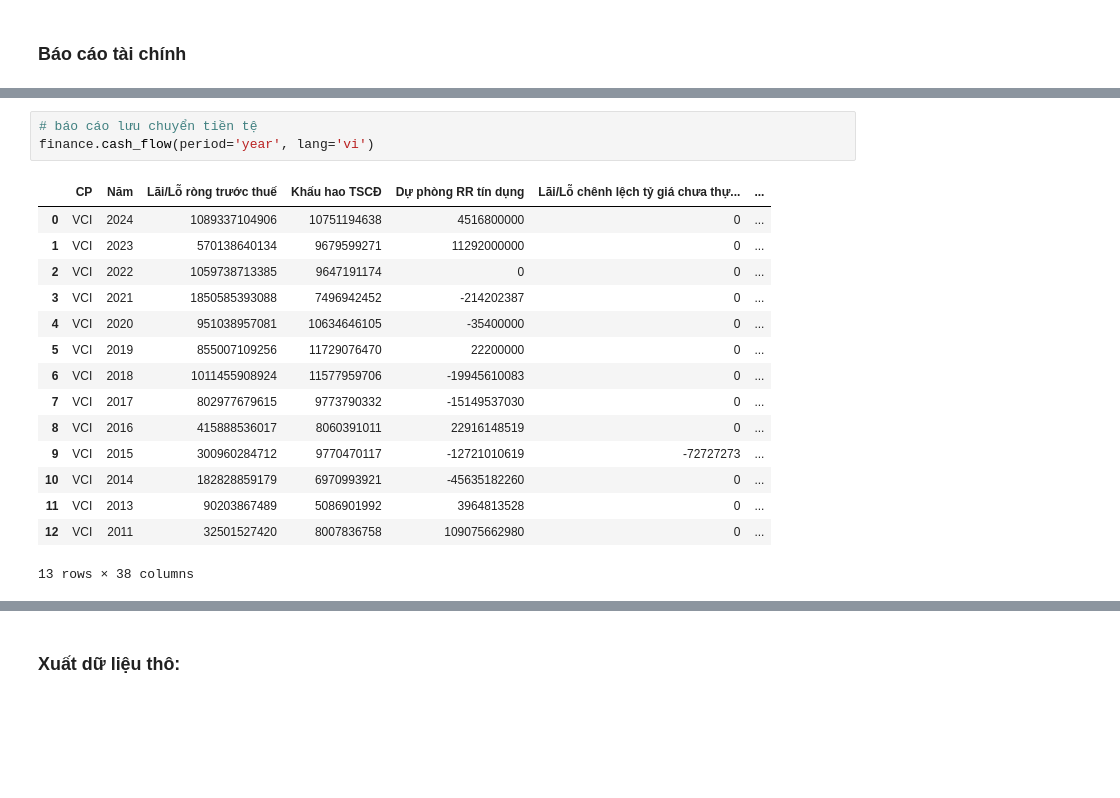
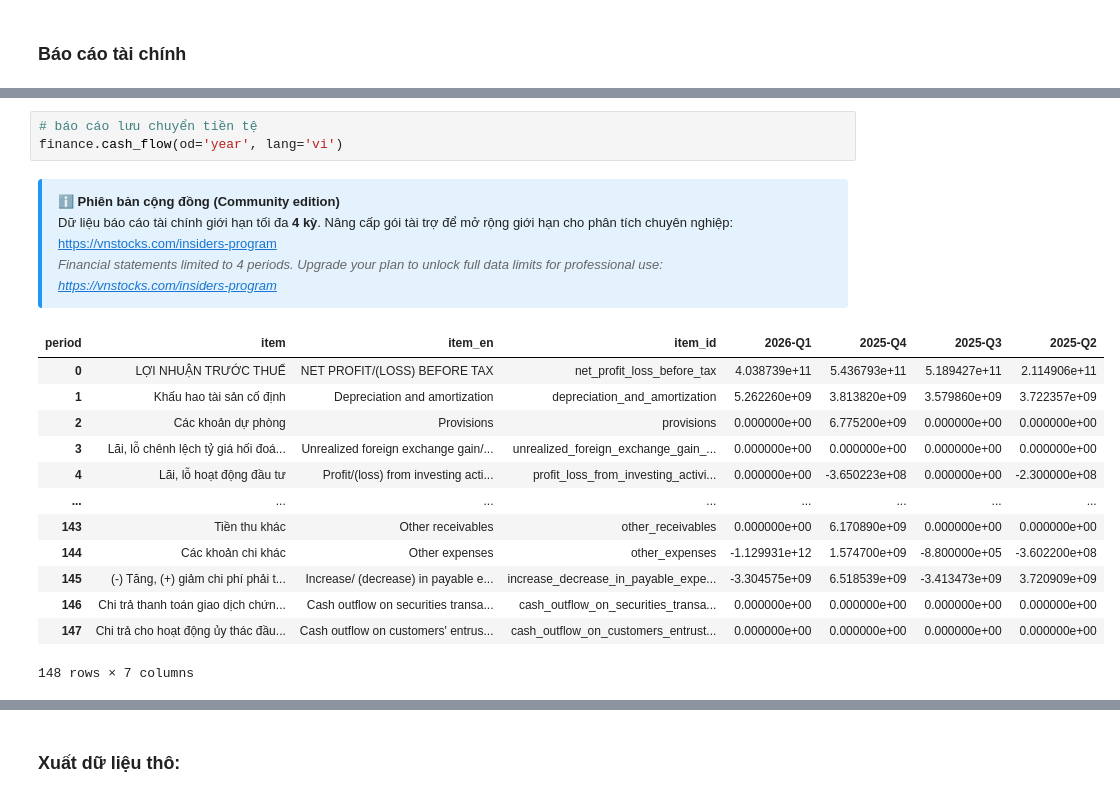
Before and after one commit to trantran2929/RAG_CHATBOT, a Jupyter notebook: text_stock.ipynb, the cells around one changed output, grey strips where cells are left out. Drawn from its saved outputs; the diff is of its cells as text; blank space fills up the shorter version.

```diff
--- a/text_stock.ipynb
+++ b/text_stock.ipynb
@@ -244,22 +337,23 @@ finance.balance_sheet(period='year', lang='vi')
 # %%
 # báo cáo lưu chuyển tiền tệ
-finance.cash_flow(period='year', lang='vi')
+finance.cash_flow(od='year', lang='vi')
 # %% [output]
+ℹ️ Phiên bản cộng đồng (Community edition)
+Dữ liệu báo cáo tài chính giới hạn tối đa 4 kỳ. Nâng cấp gói tài trợ để mở rộng giới hạn cho phân tích chuyên nghiệp: https://vnstocks.com/insiders-program
+Financial statements limited to 4 periods. Upgrade your plan to unlock full data limits for professional use: https://vnstocks.com/insiders-program
-|  | CP | Năm | Lãi/Lỗ ròng trước thuế | Khấu hao TSCĐ | Dự phòng RR tín dụng | Lãi/Lỗ chênh lệch tỷ giá chưa thự... | ... |
-| 0 | VCI | 2024 | 1089337104906 | 10751194638 | 4516800000 | 0 | ... |
-| 1 | VCI | 2023 | 570138640134 | 9679599271 | 11292000000 | 0 | ... |
-| 2 | VCI | 2022 | 1059738713385 | 9647191174 | 0 | 0 | ... |
-| 3 | VCI | 2021 | 1850585393088 | 7496942452 | -214202387 | 0 | ... |
-| 4 | VCI | 2020 | 951038957081 | 10634646105 | -35400000 | 0 | ... |
-| 5 | VCI | 2019 | 855007109256 | 11729076470 | 22200000 | 0 | ... |
-| 6 | VCI | 2018 | 1011455908924 | 11577959706 | -19945610083 | 0 | ... |
-| 7 | VCI | 2017 | 802977679615 | 9773790332 | -15149537030 | 0 | ... |
-| 8 | VCI | 2016 | 415888536017 | 8060391011 | 22916148519 | 0 | ... |
-| 9 | VCI | 2015 | 300960284712 | 9770470117 | -12721010619 | -72727273 | ... |
-| 10 | VCI | 2014 | 182828859179 | 6970993921 | -45635182260 | 0 | ... |
-| 11 | VCI | 2013 | 90203867489 | 5086901992 | 3964813528 | 0 | ... |
-| 12 | VCI | 2011 | 32501527420 | 8007836758 | 109075662980 | 0 | ... |
+| period | item | item_en | item_id | 2026-Q1 | 2025-Q4 | 2025-Q3 | 2025-Q2 |
+| 0 | LỢI NHUẬN TRƯỚC THUẾ | NET PROFIT/(LOSS) BEFORE TAX | net_profit_loss_before_tax | 4.038739e+11 | 5.436793e+11 | 5.189427e+11 | 2.114906e+11 |
+| 1 | Khấu hao tài sản cố định | Depreciation and amortization | depreciation_and_amortization | 5.262260e+09 | 3.813820e+09 | 3.579860e+09 | 3.722357e+09 |
+| 2 | Các khoản dự phòng | Provisions | provisions | 0.000000e+00 | 6.775200e+09 | 0.000000e+00 | 0.000000e+00 |
+| 3 | Lãi, lỗ chênh lệch tỷ giá hối đoá... | Unrealized foreign exchange gain/... | unrealized_foreign_exchange_gain_... | 0.000000e+00 | 0.000000e+00 | 0.000000e+00 | 0.000000e+00 |
+| 4 | Lãi, lỗ hoạt động đầu tư | Profit/(loss) from investing acti... | profit_loss_from_investing_activi... | 0.000000e+00 | -3.650223e+08 | 0.000000e+00 | -2.300000e+08 |
+| ... | ... | ... | ... | ... | ... | ... | ... |
+| 143 | Tiền thu khác | Other receivables | other_receivables | 0.000000e+00 | 6.170890e+09 | 0.000000e+00 | 0.000000e+00 |
+| 144 | Các khoản chi khác | Other expenses | other_expenses | -1.129931e+12 | 1.574700e+09 | -8.800000e+05 | -3.602200e+08 |
+| 145 | (-) Tăng, (+) giảm chi phí phải t... | Increase/ (decrease) in payable e... | increase_decrease_in_payable_expe... | -3.304575e+09 | 6.518539e+09 | -3.413473e+09 | 3.720909e+09 |
+| 146 | Chi trả thanh toán giao dịch chứn... | Cash outflow on securities transa... | cash_outflow_on_securities_transa... | 0.000000e+00 | 0.000000e+00 | 0.000000e+00 | 0.000000e+00 |
+| 147 | Chi trả cho hoạt động ủy thác đầu... | Cash outflow on customers' entrus... | cash_outflow_on_customers_entrust... | 0.000000e+00 | 0.000000e+00 | 0.000000e+00 | 0.000000e+00 |
-13 rows × 38 columns
+148 rows × 7 columns
 # %%
 # Chỉ số tài chính
 finance.ratio(period='year', lang='vi')
```
Also changed, not shown: parts of 12 cells of this notebook, 42 other files.
